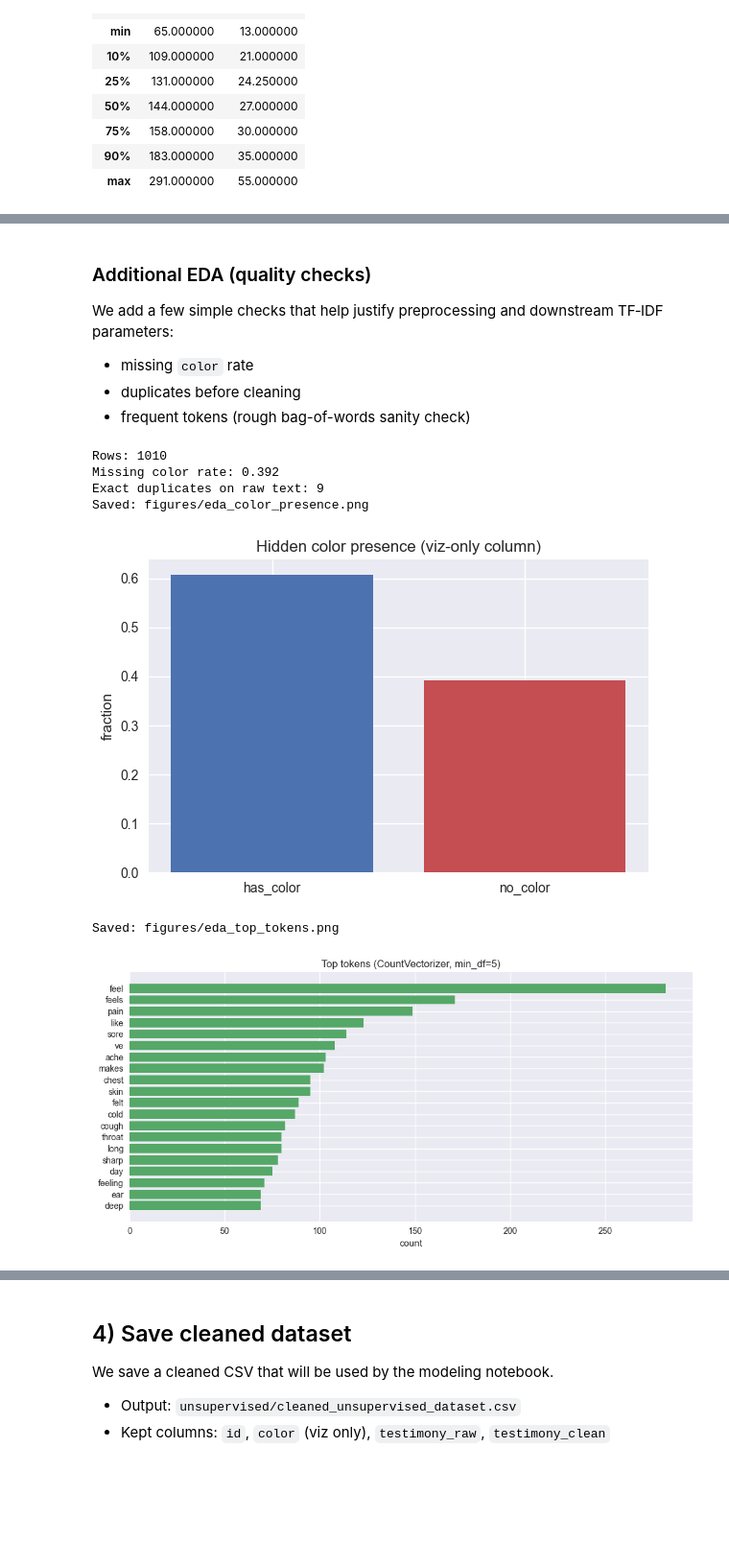
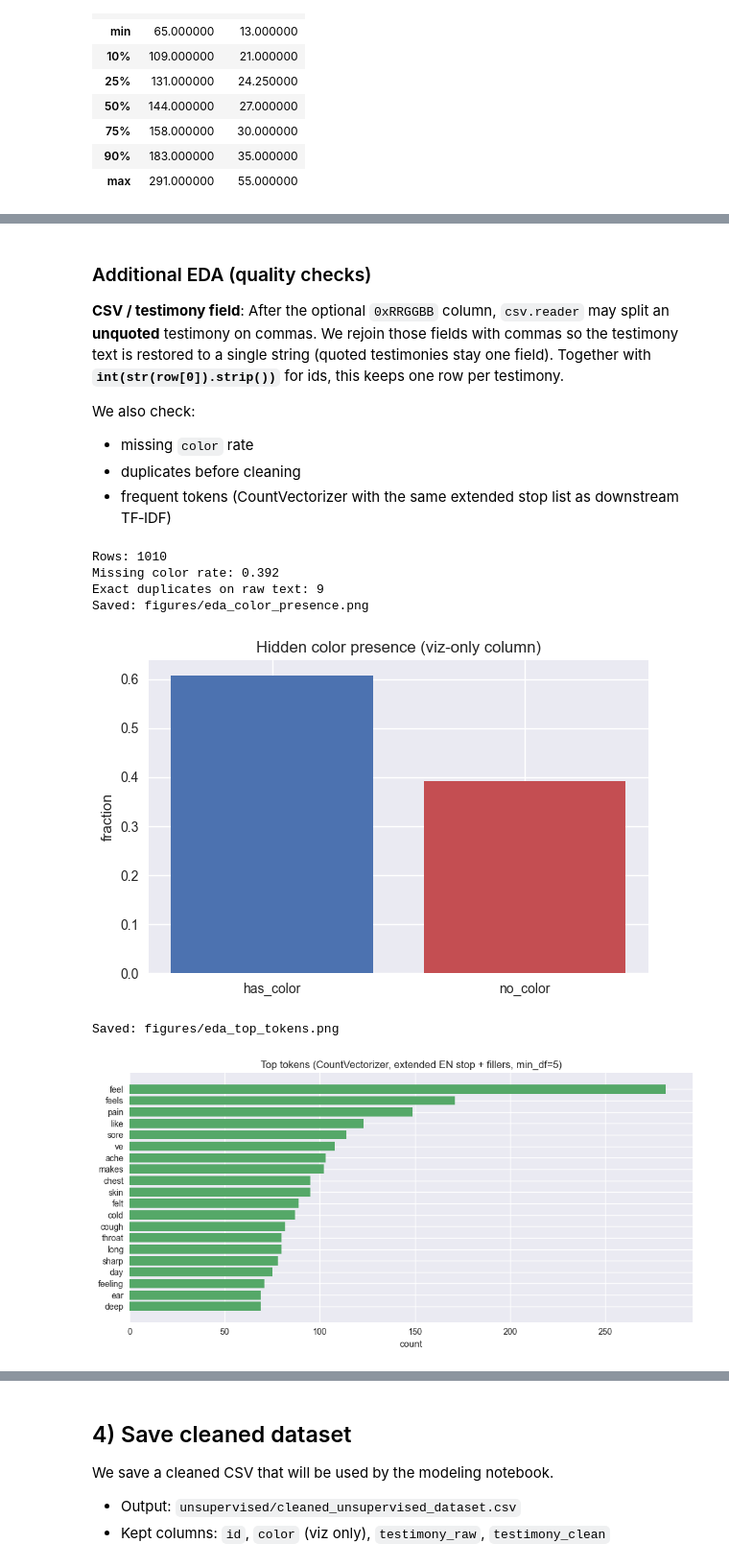
Before and after one commit to Zertrox123/cvrie, a Jupyter notebook: unsupervised/01_data_cleaning_eda.ipynb, the cells around one changed output, grey strips where cells are left out. Shown at 96% size. Cells and saved outputs as stored; diff of their text form; code cells hidden in the pictures; blank space fills up the shorter version.

Commit message:
EDA notebook: text normalisation, stop words, extra plots

```diff
--- a/unsupervised/01_data_cleaning_eda.ipynb
+++ b/unsupervised/01_data_cleaning_eda.ipynb
@@ -24,6 +24,12 @@ import re
 import numpy as np
 import pandas as pd
 import matplotlib.pyplot as plt
+
+from sklearn.feature_extraction.text import ENGLISH_STOP_WORDS
+
+# Stop words for EDA / vectorizers: sklearn English list + narrative fillers common in short first-person text
+_EXTRA_STOPS = frozenset({"just", "really", "quite", "also", "though", "maybe", "somewhat", "bit", "even", "still"})
+STOP_WORDS = sorted(frozenset(ENGLISH_STOP_WORDS) | _EXTRA_STOPS)
 
 plt.style.use("seaborn-v0_8")
 
@@ -66,9 +72,9 @@ def parse_raw_dataset(path: Path) -> pd.DataFrame:
             if not row:
                 continue
 
-            # Parse id
+            # Parse id (strip in case of stray whitespace)
             try:
-                current_id = int(row[0])
+                current_id = int(str(row[0]).strip())
             except ValueError:
                 # header / malformed line
                 continue
@@ -85,6 +91,7 @@ def parse_raw_dataset(path: Path) -> pd.DataFrame:
                 current_color = None
                 text_parts = fields
 
+            # Rejoin columns after the optional color: csv.reader splits unquoted commas in the text
             text = ",".join(text_parts).strip()
             if len(text) >= 2 and text[0] == text[-1] and text[0] in {'"', "'"}:
                 text = text[1:-1].strip()
@@ -164,10 +195,12 @@ Saved: figures/eda_lengths.png
 # %% [markdown]
 ### Additional EDA (quality checks)
 
-We add a few simple checks that help justify preprocessing and downstream TF‑IDF parameters:
+**CSV / testimony field**: After the optional `0xRRGGBB` column, `csv.reader` may split an **unquoted** testimony on commas. We rejoin those fields with commas so the testimony text is restored to a single string (quoted testimonies stay one field). Together with **`int(str(row[0]).strip())`** for ids, this keeps one row per testimony.
+
+We also check:
 - missing `color` rate
 - duplicates before cleaning
-- frequent tokens (rough bag-of-words sanity check)
+- frequent tokens (CountVectorizer with the same extended stop list as downstream TF‑IDF)
 # %%
 missing_color_rate = float(df_raw["color"].isna().mean())
 dup_raw = int(df_raw.duplicated(subset=["testimony_raw"]).sum())
@@ -179,36 +212,36 @@ fig, ax = plt.subplots(1, 1, figsize=(6, 4))
 ax.bar(["has_color", "no_color"], [1 - missing_color_rate, missing_color_rate], color=["#4C72B0", "#C44E52"])
 ax.set_title("Hidden color presence (viz-only column)")
 ax.set_ylabel("fraction")
 plt.tight_layout()
 save_current_fig("eda_color_presence.png")
 plt.show()
 
 # Token frequency (simple sanity-check) using sklearn CountVectorizer
 from sklearn.feature_extraction.text import CountVectorizer
 
-cv = CountVectorizer(stop_words="english", min_df=5)
+cv = CountVectorizer(stop_words=STOP_WORDS, min_df=5)
 X_counts = cv.fit_transform(df_raw["testimony_raw"].astype(str).tolist())
 counts = np.asarray(X_counts.sum(axis=0)).ravel()
 terms = np.array(cv.get_feature_names_out())
 top_idx = np.argsort(counts)[::-1][:20]
 top_terms = terms[top_idx]
 top_counts = counts[top_idx]
 
 fig, ax = plt.subplots(1, 1, figsize=(10, 5))
 ax.barh(top_terms[::-1], top_counts[::-1], color="#55A868")
-ax.set_title("Top tokens (CountVectorizer, min_df=5)")
+ax.set_title("Top tokens (CountVectorizer, extended EN stop + fillers, min_df=5)")
 ax.set_xlabel("count")
 plt.tight_layout()
 save_current_fig("eda_top_tokens.png")
 plt.show()
 # %% [output]
 Rows: 1010
 Missing color rate: 0.392
 Exact duplicates on raw text: 9
 Saved: figures/eda_color_presence.png
 [figure]
 Saved: figures/eda_top_tokens.png
-[figure, old version]
+[figure, new version]
 # %% [markdown]
 ## 3) Cleaning / normalization
 
```
Also changed, not shown: parts of 5 cells of this notebook.
